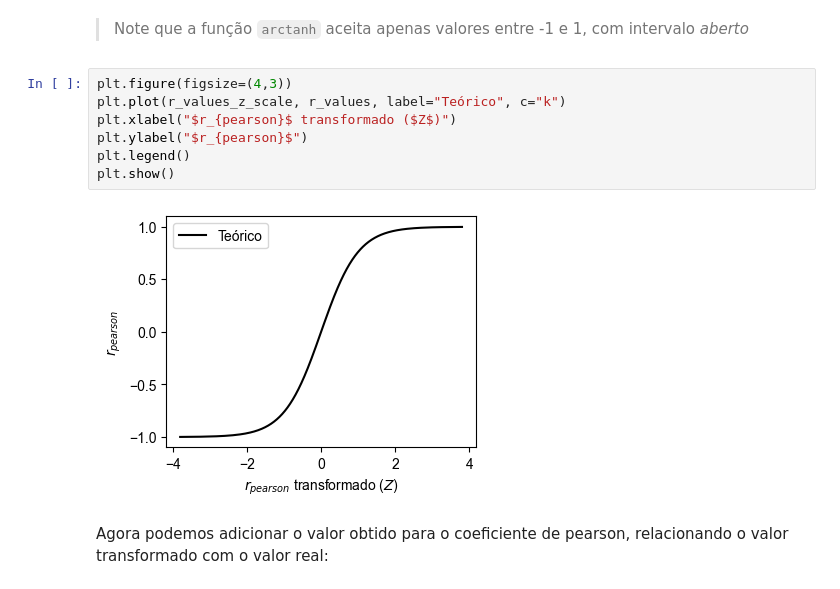
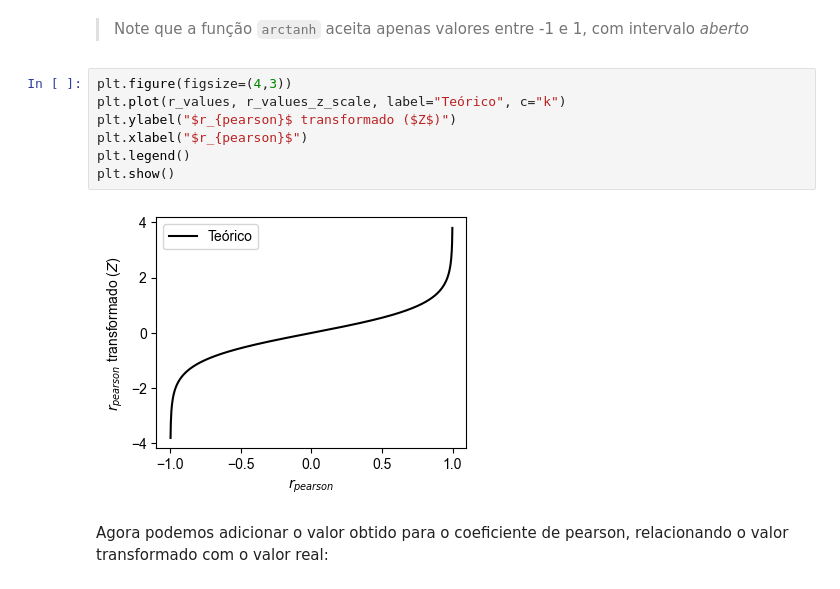
Before and after one commit to andersonmdcanteli/statistic, a Jupyter notebook: Python/pt-br/r-pearson/coeficiente-de-correlacao-(r-pearson).ipynb, the cells around one changed output. Cells and saved outputs as stored; diff of their text form.

```diff
--- a/Python/pt-br/r-pearson/coeficiente-de-correlacao-(r-pearson).ipynb
+++ b/Python/pt-br/r-pearson/coeficiente-de-correlacao-(r-pearson).ipynb
@@ -302,13 +308,13 @@ r_values_z_scale = np.arctanh(r_values)
 > Note que a função `arctanh` aceita apenas valores entre -1 e 1, com intervalo *aberto*
 # %%
 plt.figure(figsize=(4,3))
-plt.plot(r_values_z_scale, r_values, label="Teórico", c="k")
-plt.xlabel("$r_{pearson}$ transformado ($Z$)")
-plt.ylabel("$r_{pearson}$")
+plt.plot(r_values, r_values_z_scale, label="Teórico", c="k")
+plt.ylabel("$r_{pearson}$ transformado ($Z$)")
+plt.xlabel("$r_{pearson}$")
 plt.legend()
 plt.show()
 # %% [output]
-[figure, old version]
+[figure, new version]
 # %% [markdown]
 Agora podemos adicionar o valor obtido para o coeficiente de pearson, relacionando o valor transformado com o valor real:
 # %%
```
Also changed, not shown: parts of 10 cells of this notebook.
